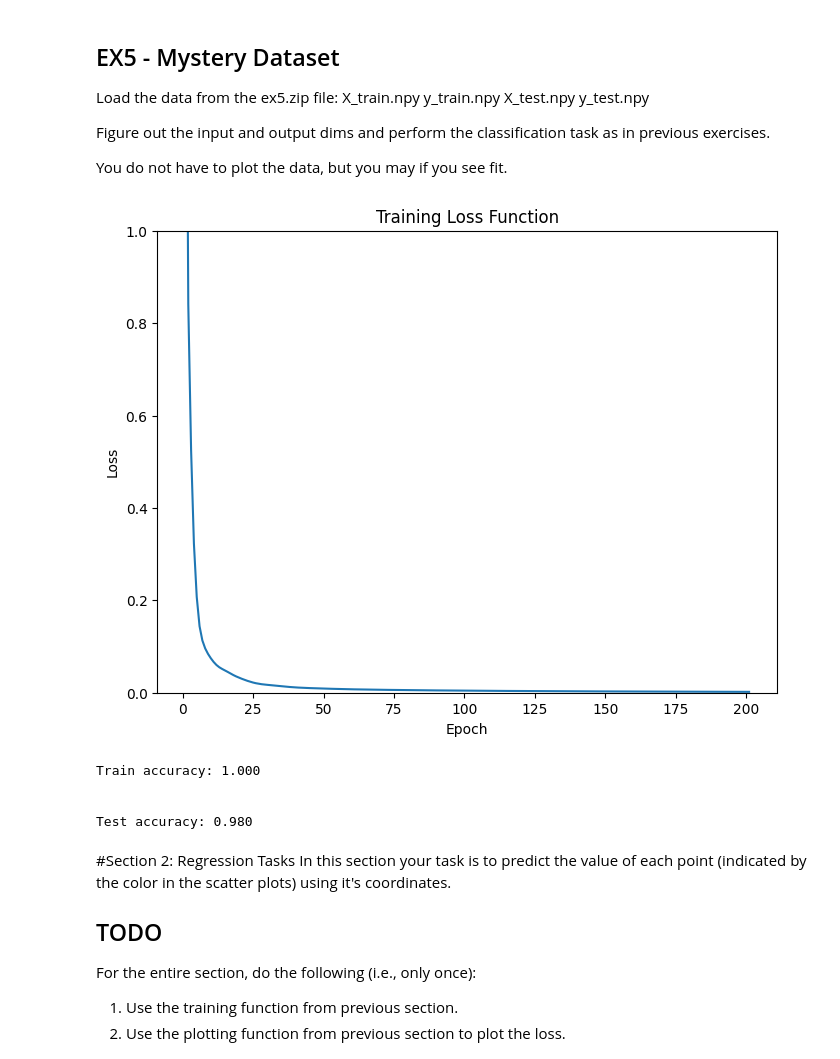
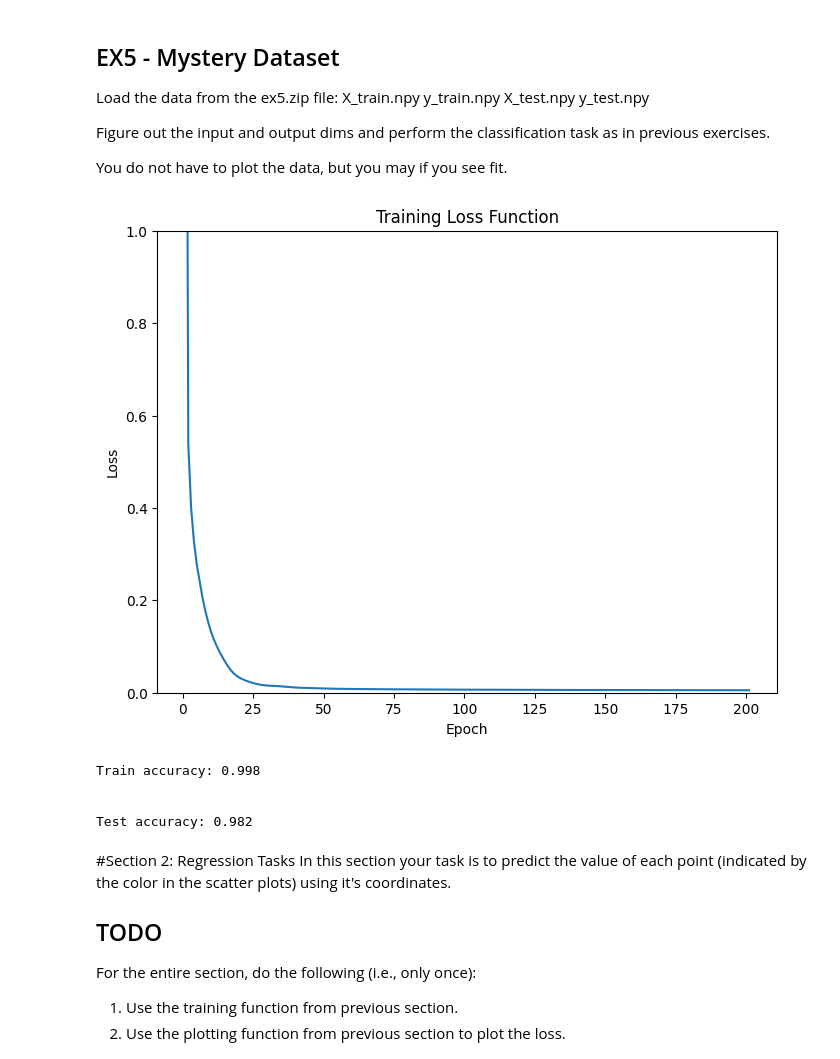
Before and after one commit to JonathanZmora/IntroToDeepLearning, a Jupyter notebook: DL_HW1_I.ipynb, the cells around one changed output. Cells and saved outputs as stored; diff of their text form; code cells hidden in the pictures.

```diff
--- a/DL_HW1_I.ipynb
+++ b/DL_HW1_I.ipynb
@@ -451,39 +451,38 @@ y_test = np.load('/content/ex5_data/y_test.npy')
 
 input_size = X_train.shape[1]
 output_size = len(np.unique(y_train))
 
 ## Init and train model. Report Accuracy
 
 device = torch.device("cuda" if torch.cuda.is_available() else "cpu")
 
 X_train, y_train = preprocess_data(X_train, y_train)
 X_test, y_test = preprocess_data(X_test, y_test)
 
 hidden_size = 1024
 
 mlp_model = nn.Sequential(
     nn.Linear(input_size, hidden_size),
-    nn.ReLU(),
     nn.Linear(hidden_size, output_size),
 ).to(device)
 
 lr = 0.005
 num_epochs = 200
 criterion = nn.CrossEntropyLoss()
 optimizer = torch.optim.Adam(mlp_model.parameters(), lr=lr)
 
 mlp_model, train_losses = train(mlp_model, X_train, y_train, num_epochs, optimizer, criterion)
 plot_loss(train_losses)
 train_accuracy = evaluate(mlp_model, X_train, y_train)
 print(f"\nTrain accuracy: {train_accuracy:.3f}\n")
 test_accuracy = evaluate(mlp_model, X_test, y_test)
 print(f"\nTest accuracy: {test_accuracy:.3f}\n")
 # %% [output]
-[figure, old version]
+[figure, new version]
-Train accuracy: 1.000
+Train accuracy: 0.998
 
 
-Test accuracy: 0.980
+Test accuracy: 0.982
 # %% [markdown]
 #Section 2: Regression Tasks
 In this section your task is to predict the value of each point (indicated by the color in the scatter plots) using it's coordinates.
```
